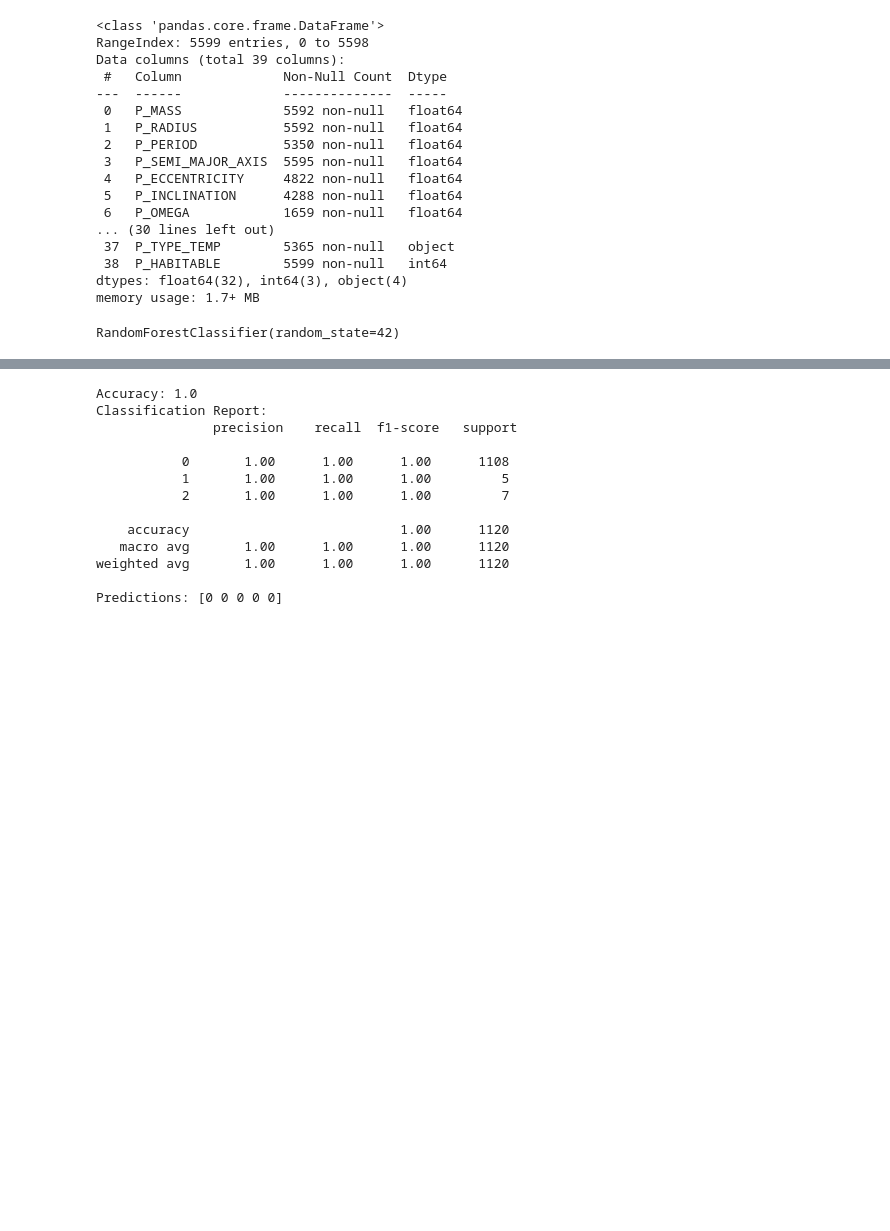
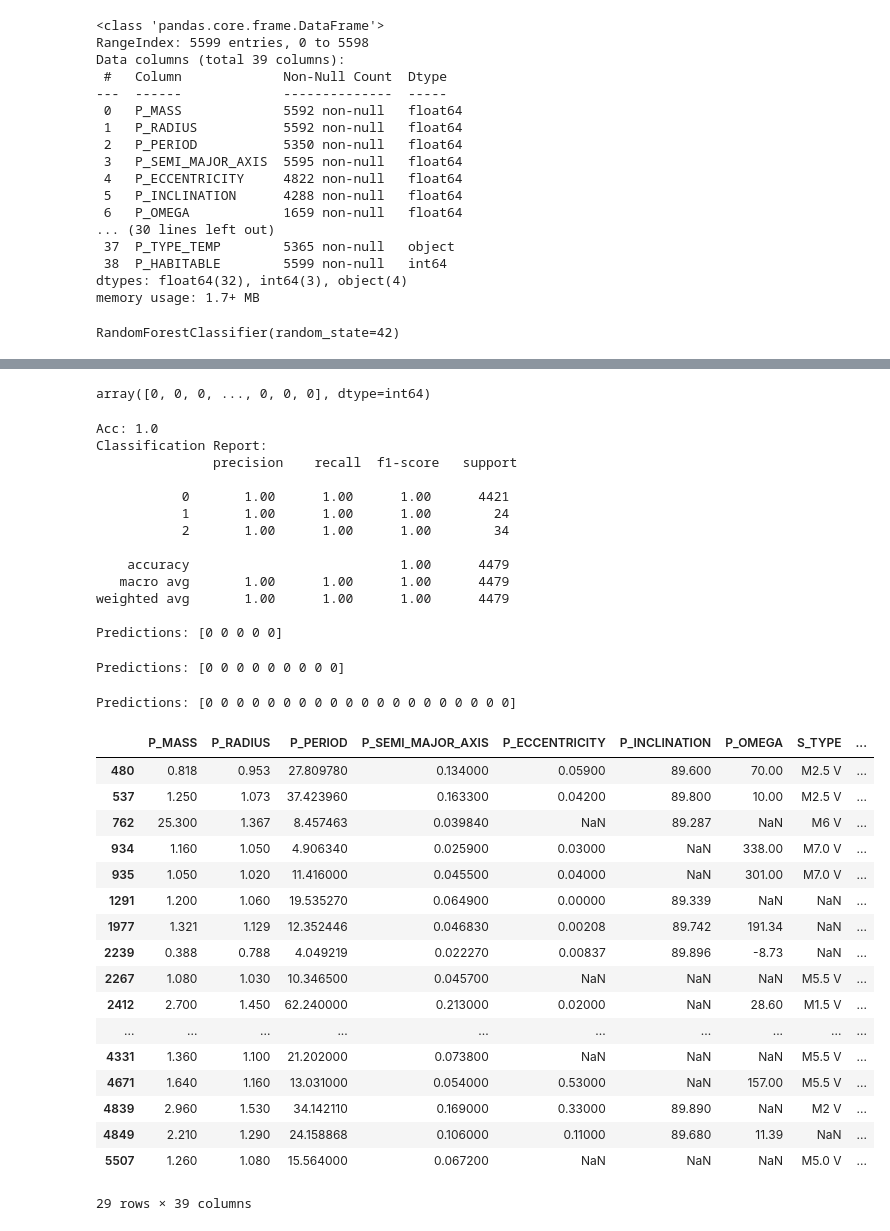
Before and after one commit to isatyamks/iitbhu_stellar, a Jupyter notebook: models/modelV1.ipynb, the cells around one changed output, grey strips where cells are left out. Saved outputs shown, nothing was run; the diff lists cells and outputs as text; code cells hidden in the pictures; blank space fills up the shorter version.

Commit message:
add new functions for improved model evaluation and prediction

```diff
--- a/models/modelV1.ipynb
+++ b/models/modelV1.ipynb
@@ -86,25 +103,59 @@ RandomForestClassifier(random_state=42)
+# %%
+y_pred = model.predict(X_train)
+y_pred
+# %% [output]
+array([0, 0, 0, ..., 0, 0, 0], dtype=int64)
 # %%
-y_pred = model.predict(X_test)
-print("Accuracy:", accuracy_score(y_test, y_pred))
-print("Classification Report:\n", classification_report(y_test, y_pred))
+y_pred = model.predict(X_train)
 
-import joblib
-joblib.dump(model, "habitability_model.pkl")
+print("Acc:", accuracy_score(y_train, y_pred))
 
-new_data = X_test.iloc[:5]
-predictions = model.predict(new_data)
-print("Predictions:", predictions)
+
+
+print("Classification Report:\n", classification_report(y_train, y_pred))
 # %% [output]
-Accuracy: 1.0
+Acc: 1.0
 Classification Report:
                precision    recall  f1-score   support
 
-           0       1.00      1.00      1.00      1108
-           1       1.00      1.00      1.00         5
-           2       1.00      1.00      1.00         7
+           0       1.00      1.00      1.00      4421
+           1       1.00      1.00      1.00        24
+           2       1.00      1.00      1.00        34
 
-    accuracy                           1.00      1120
-   macro avg       1.00      1.00      1.00      1120
-weighted avg       1.00      1.00      1.00      1120
+    accuracy                           1.00      4479
+   macro avg       1.00      1.00      1.00      4479
+weighted avg       1.00      1.00      1.00      4479
 
 Predictions: [0 0 0 0 0]
+# %%
+import joblib
+joblib.dump(model, "model.pkl")
+# %% [output]
+Predictions: [0 0 0 0 0 0 0 0 0]
+# %%
+new_data = X_test.iloc[470:490]
+predictions = model.predict(new_data)
+print("Predictions:", predictions)
+# %% [output]
+Predictions: [0 0 0 0 0 0 0 0 0 0 0 0 0 0 0 0 0 0 0 0]
+# %%
+clean_data[clean_data['P_HABITABLE'] == 1]
+# %% [output]
+|  | P_MASS | P_RADIUS | P_PERIOD | P_SEMI_MAJOR_AXIS | P_ECCENTRICITY | P_INCLINATION | P_OMEGA | S_TYPE | ... |
+| 480 | 0.818 | 0.953 | 27.809780 | 0.134000 | 0.05900 | 89.600 | 70.00 | M2.5 V | ... |
+| 537 | 1.250 | 1.073 | 37.423960 | 0.163300 | 0.04200 | 89.800 | 10.00 | M2.5 V | ... |
+| 762 | 25.300 | 1.367 | 8.457463 | 0.039840 | NaN | 89.287 | NaN | M6 V | ... |
+| 934 | 1.160 | 1.050 | 4.906340 | 0.025900 | 0.03000 | NaN | 338.00 | M7.0 V | ... |
+| 935 | 1.050 | 1.020 | 11.416000 | 0.045500 | 0.04000 | NaN | 301.00 | M7.0 V | ... |
+| 1291 | 1.200 | 1.060 | 19.535270 | 0.064900 | 0.00000 | 89.339 | NaN | NaN | ... |
+| 1977 | 1.321 | 1.129 | 12.352446 | 0.046830 | 0.00208 | 89.742 | 191.34 | NaN | ... |
+| 2239 | 0.388 | 0.788 | 4.049219 | 0.022270 | 0.00837 | 89.896 | -8.73 | NaN | ... |
+| 2267 | 1.080 | 1.030 | 10.346500 | 0.045700 | NaN | NaN | NaN | M5.5 V | ... |
+| 2412 | 2.700 | 1.450 | 62.240000 | 0.213000 | 0.02000 | NaN | 28.60 | M1.5 V | ... |
+| ... | ... | ... | ... | ... | ... | ... | ... | ... | ... |
+| 4331 | 1.360 | 1.100 | 21.202000 | 0.073800 | NaN | NaN | NaN | M5.5 V | ... |
+| 4671 | 1.640 | 1.160 | 13.031000 | 0.054000 | 0.53000 | NaN | 157.00 | M5.5 V | ... |
+| 4839 | 2.960 | 1.530 | 34.142110 | 0.169000 | 0.33000 | 89.890 | NaN | M2 V | ... |
+| 4849 | 2.210 | 1.290 | 24.158868 | 0.106000 | 0.11000 | 89.680 | 11.39 | NaN | ... |
+| 5507 | 1.260 | 1.080 | 15.564000 | 0.067200 | NaN | NaN | NaN | M5.0 V | ... |
+29 rows × 39 columns
```
Also changed, not shown: parts of 3 cells of this notebook.
